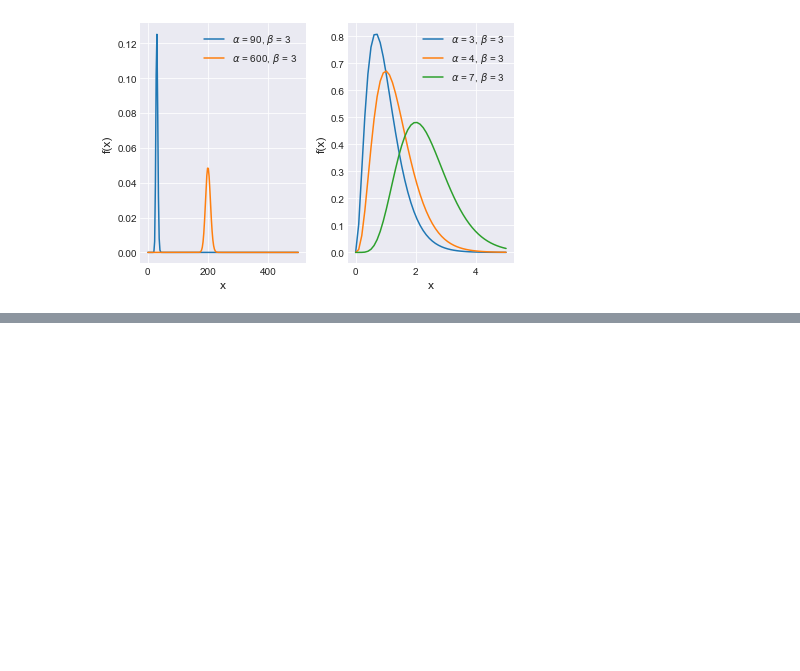
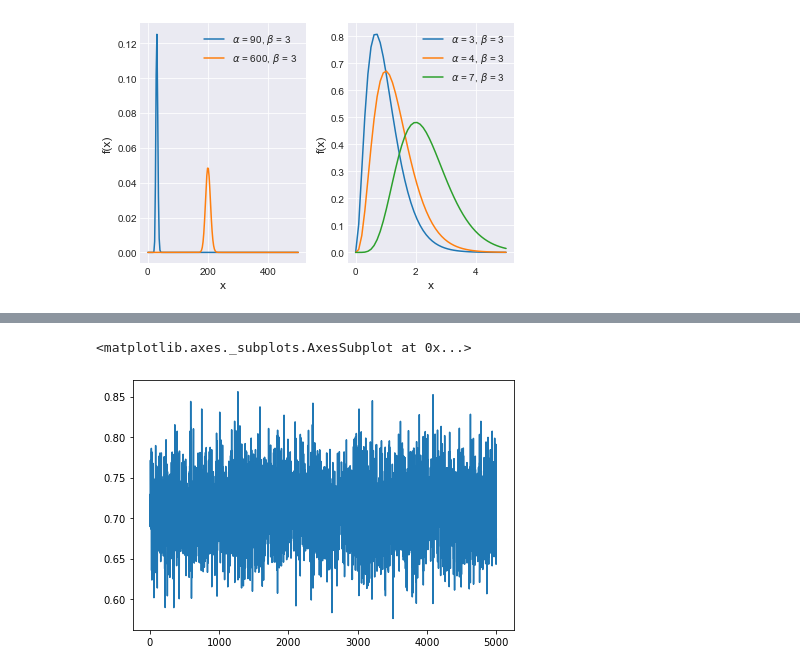
Before and after one commit to xjlswd/weib, a Jupyter notebook: NUTS_bayesian_estimation.ipynb, the cells around one changed output, grey strips where cells are left out. Cells and saved outputs as stored; diff of their text form; code cells hidden in the pictures; blank space fills up the shorter version.

```diff
--- a/NUTS_bayesian_estimation.ipynb
+++ b/NUTS_bayesian_estimation.ipynb
@@ -77,8 +77,8 @@ class Nuts_weib():
 
     def model_flat(self,a,b):
         with pm.Model() as model_gibbs:
-            a = pm.HalfFlat('a',testval=a)
-            b = pm.HalfFlat('b',testval=b)
+            a = pm.Uniform('a',0,1,testval=a)
+            b = pm.Uniform('b',20,80,testval=b)
             like = pm.Weibull('observation', a, b, observed=self.data)
             prior = pm.Potential('prior', -tt.log(a*b))
 
@@ -108,3 +108,8 @@ class Nuts_weib():
 
 # nuts_weib.model_gamma()
 # # a = nuts_weib.trace_gamma
+# %%
+np.random.seed(seed=2500 + 2)
+data = exponweib.rvs(a=1, c=0.7, loc=0, scale=30, size=20)
+m = Nuts_weib(data)
+m.model_flat(0.7,30)
@@ -293,5 +217,0 @@ INFO:pymc3:NUTS: [b, a]
-# %%
-np.random.seed(seed=2501)
-data = exponweib.rvs(a=1, c=2, loc=0, scale=30, size=20)
-nuts_weib = Nuts_weib(data)
-nuts_weib.model_flat()
@@ -387,0 +295,20 @@ time.time()
+# %%
+path = '0.7_30_s_gamma_200/'
+data_list = os.listdir(path[0:-1])
+a_list=[]
+b_list=[]
+for data_name in data_list:
+    if data_name.split('.')[-1] != 'csv':
+        continue
+    df = pd.read_csv(path + data_name,index_col=0)
+    a_list.append(df.describe().loc['mean','a'])
+    b_list.append(df.describe().loc['mean','b'])
+a = np.array(a_list)
+b = np.array(b_list)
+mse_a = (a - 0.7)**2
+mse_a = mse_a.sum()
+mse_a = mse_a / len(a_list)
+
+mse_b = (b - 30)**2
+mse_b = mse_b.sum()
+mse_b = mse_b / len(b_list)
@@ -387,0 +337,5 @@ time.time()
+# %%
+df['a'].plot()
+# %% [output]
+<matplotlib.axes._subplots.AxesSubplot at 0x...>
+[figure, added]
```
Also changed, not shown: parts of 8 cells of this notebook.
